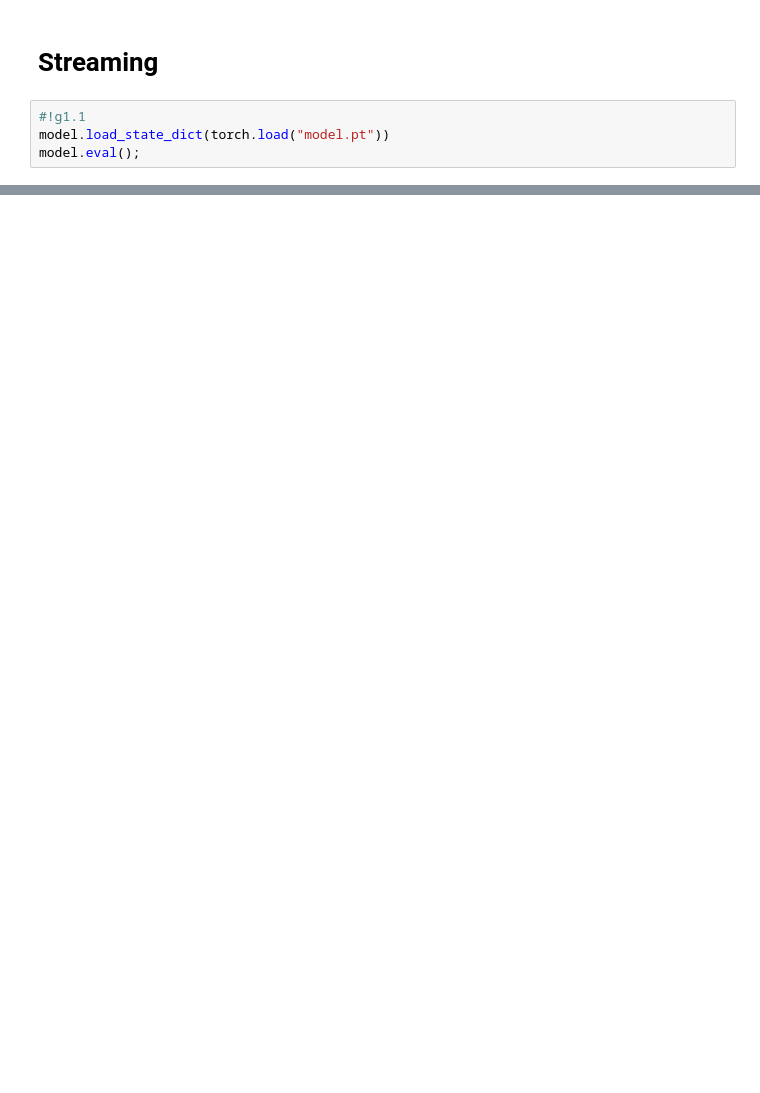
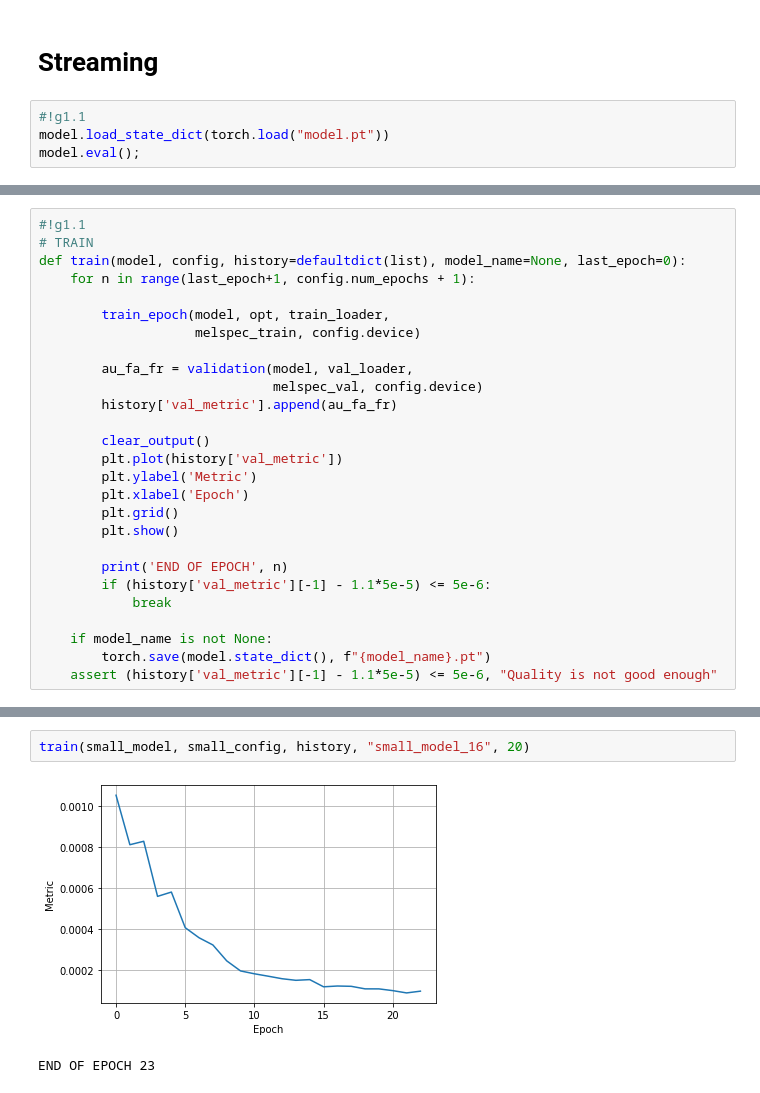
Before and after one commit to kostyayatsok/kws-homework, a Jupyter notebook: kws.ipynb, the cells around one changed output, grey strips where cells are left out. Drawn from its saved outputs; the diff is of its cells as text; blank space fills up the shorter version.

```diff
--- a/kws.ipynb
+++ b/kws.ipynb
@@ -665,0 +635,27 @@ tensor([0, 1, 0, 0, 0, 1, 0, 1])
+# %%
+#!g1.1
+# TRAIN
+def train(model, config, history=defaultdict(list), model_name=None, last_epoch=0):
+    for n in range(last_epoch+1, config.num_epochs + 1):
+
+        train_epoch(model, opt, train_loader,
+                    melspec_train, config.device)
+
+        au_fa_fr = validation(model, val_loader,
+                              melspec_val, config.device)
+        history['val_metric'].append(au_fa_fr)
+
+        clear_output()
+        plt.plot(history['val_metric'])
+        plt.ylabel('Metric')
+        plt.xlabel('Epoch')
+        plt.grid()
+        plt.show()
+
+        print('END OF EPOCH', n)
+        if (history['val_metric'][-1] - 1.1*5e-5) <= 5e-6:
+            break
+
+    if model_name is not None:
+        torch.save(model.state_dict(), f"{model_name}.pt")
+    assert (history['val_metric'][-1] - 1.1*5e-5) <= 5e-6, "Quality is not good enough"
@@ -665,0 +714,5 @@ tensor([0, 1, 0, 0, 0, 1, 0, 1])
+# %%
+train(small_model, small_config, history, "small_model_16", 20)
+# %% [output]
+[figure, added]
+END OF EPOCH 23
```
Also changed, not shown: parts of 16 cells of this notebook, 1 other file.
